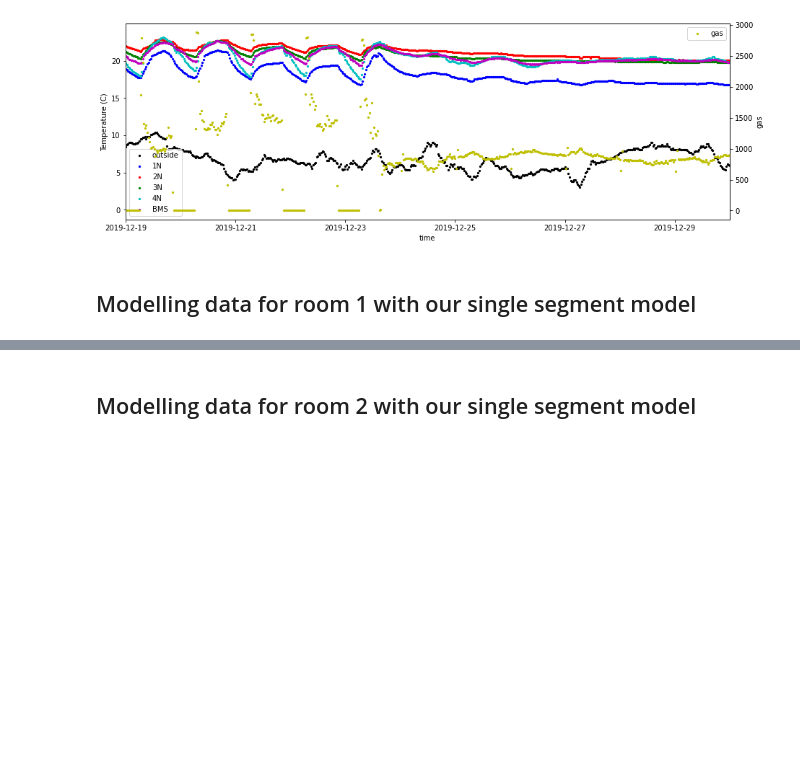
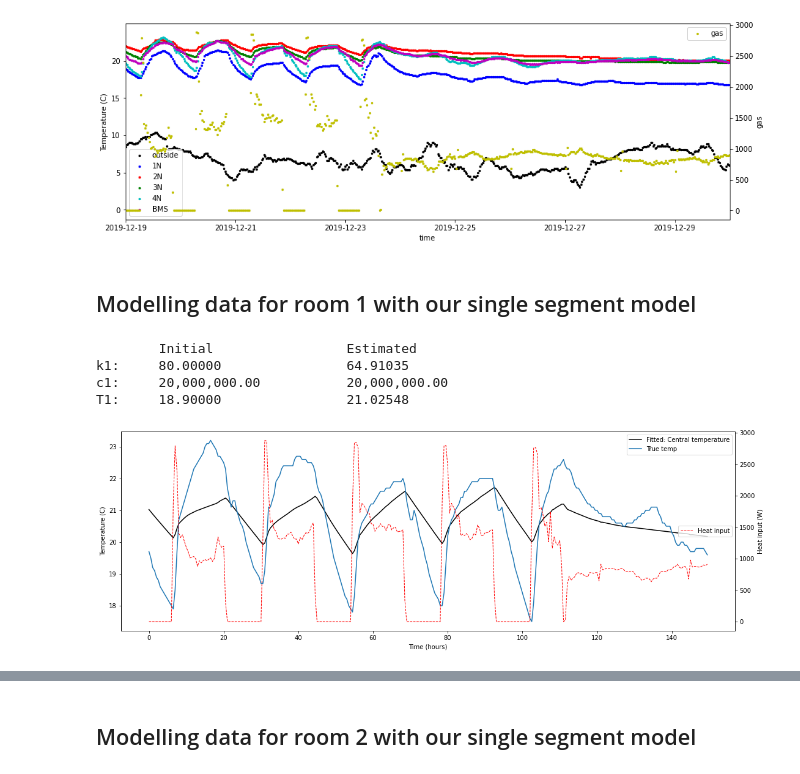
Before and after one commit to harry-rendell/building_simulation, a Jupyter notebook: parsing_stoke.ipynb, the cells around one changed output, grey strips where cells are left out. Saved outputs shown, nothing was run; the diff lists cells and outputs as text; code cells hidden in the pictures; blank space fills up the shorter version.

```diff
--- a/parsing_stoke.ipynb
+++ b/parsing_stoke.ipynb
@@ -59,4 +59,26 @@ initial_params = np.array([k0, c0, T0])
 sys_guess = model_ND('Initial guess', k0, c0, T0, T_out, Q_in)
 
 T_guess = sys_guess.run(times=times).flatten()
+# %%
+result = minimize(loss_single_seg, x0=initial_params, tol=1e-3, args=('mse', times, Ts_true, T_out, Q_in), bounds=((5e1,1e2),(1.5e7,2.5e7),(15,25)))
+k_est, c_est, T_est = result['x']
+print('\tInitial\t\t\tEstimated\nk1:\t{:,.5f}\t\t{:,.5f}\nc1:\t{:,.2f}\t\t{:,.2f}\nT1:\t{:,.5f}\t\t{:,.5f}'.format(*np.ravel([initial_params,result['x']],'F')))
+
+# Initialise class with system parameters
+sys_fit = model_ND('Fitted', k_est, c_est, T_est, T_out, Q_in)
+# Run simulation. This recreates simple_model.ipynb showing that our generalised model works.
+Ts = sys_fit.run(times=times).flatten()
+
+
+fig, ax = sys_fit.plot()
+# sys_guess.plot(figax=(fig,ax), ls='-.');
+ax.plot(times/3600, Ts_true, label='True temp')
+# ax.plot(times/3600, T_out, label='Outside')
+ax.legend();
+# %% [output]
+        Initial                 Estimated
+k1:     80.00000                64.91035
+c1:     20,000,000.00           20,000,000.00
+T1:     18.90000                21.02548
+[figure, added]
 # %%
```
Also changed, not shown: parts of 3 cells of this notebook.
